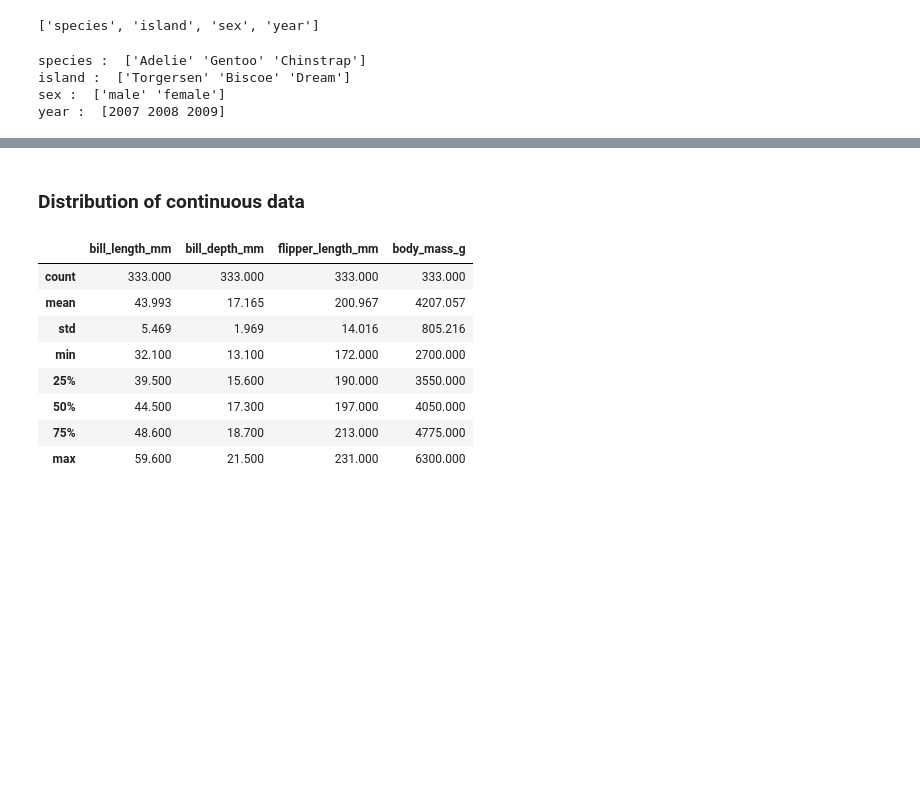
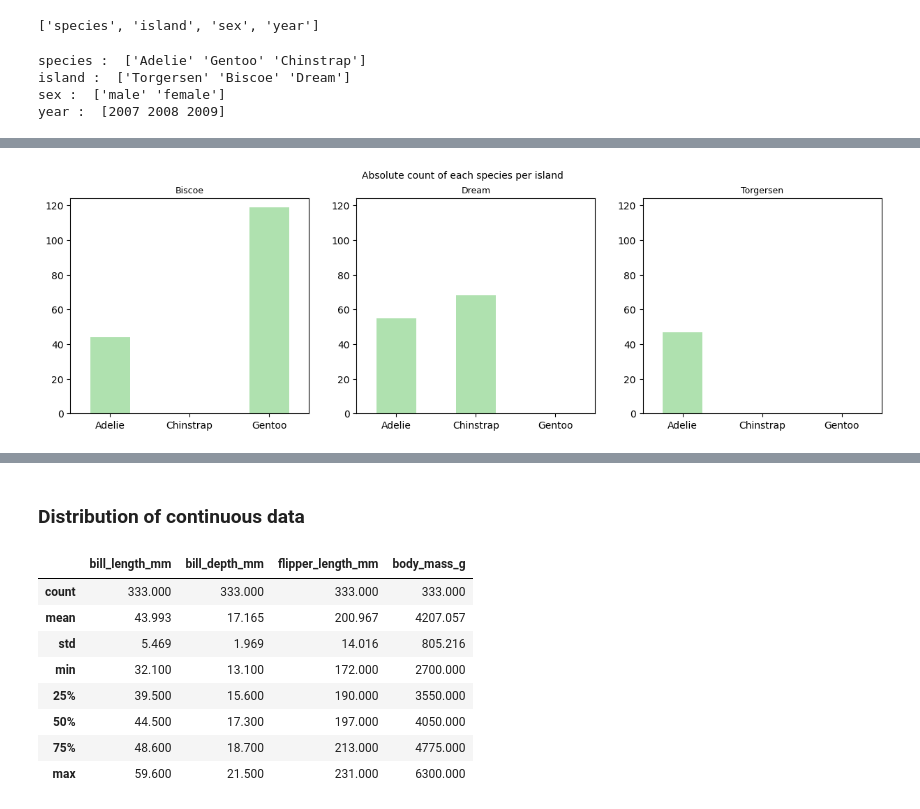
Before and after one commit to Cshefali/Data-Analysis-And-Viz-Python, a Jupyter notebook: Palmer Penguins Data/descriptive_stats_and_correlation_analysis.ipynb, the cells around one changed output, grey strips where cells are left out. Drawn from its saved outputs; the diff is of its cells as text; code cells hidden in the pictures; blank space fills up the shorter version.

```diff
--- a/Palmer Penguins Data/descriptive_stats_and_correlation_analysis.ipynb
+++ b/Palmer Penguins Data/descriptive_stats_and_correlation_analysis.ipynb
@@ -136,0 +219,15 @@ year :  [2007 2008 2009]
+# %%
+#Plot for total number of each species per island
+fig, axes = plt.subplots(1, 3, figsize = (15,4))
+
+for i, island in enumerate(species_per_island.index):
+    species_per_island.loc[island].plot(kind='bar', ax=axes[i], color="#AFE1AF")
+    axes[i].set_title(island, fontsize = 9)
+    axes[i].set_ylim(0, species_per_island.max().max() + 5)
+    axes[i].set_xlabel('')
+    axes[i].set_xticklabels(species_per_island.columns, rotation=0)
+
+fig.suptitle('Absolute count of each species per island', fontsize = 10)
+plt.show()
+# %% [output]
+[figure, added]
```
Also changed, not shown: parts of 29 cells of this notebook.
